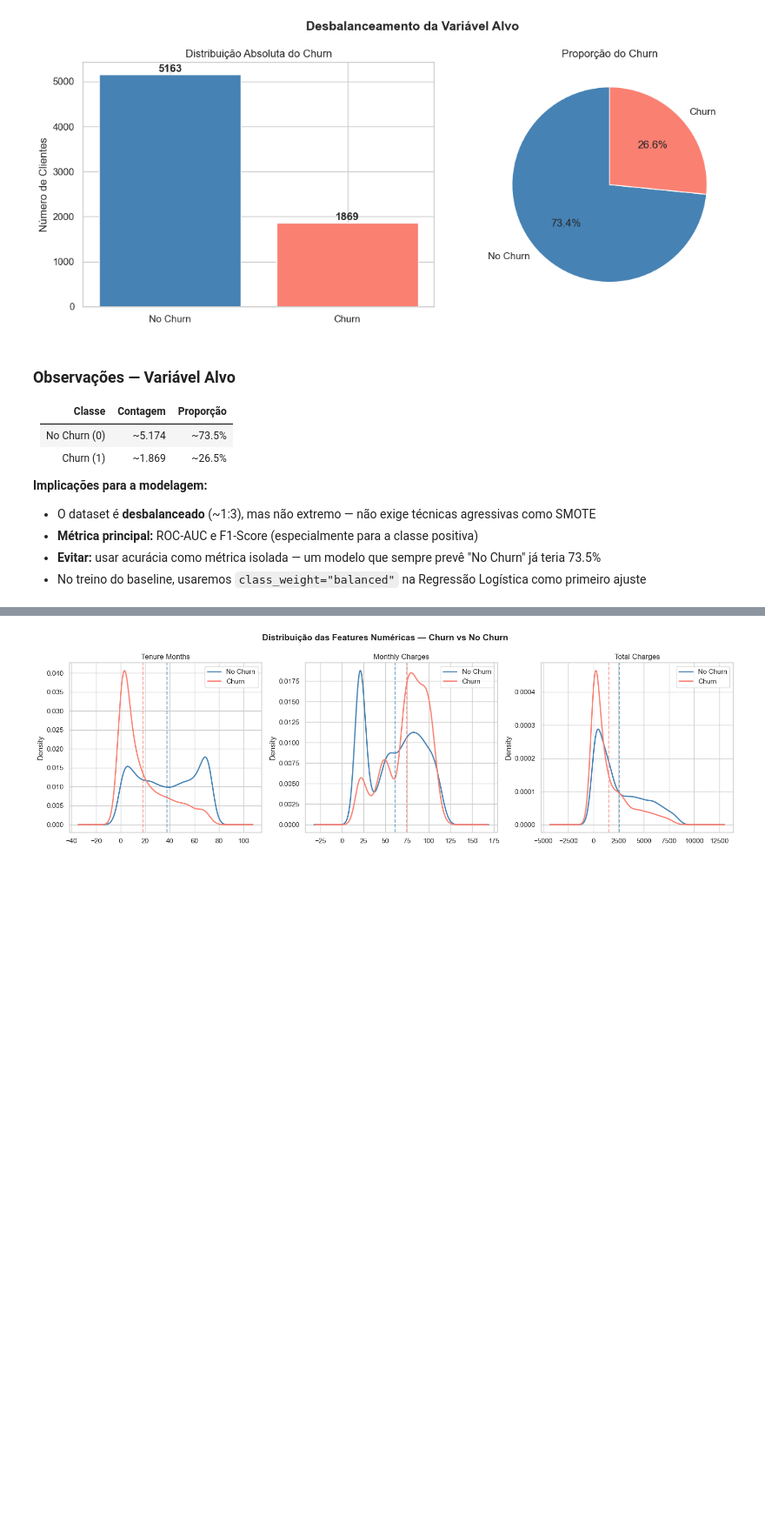
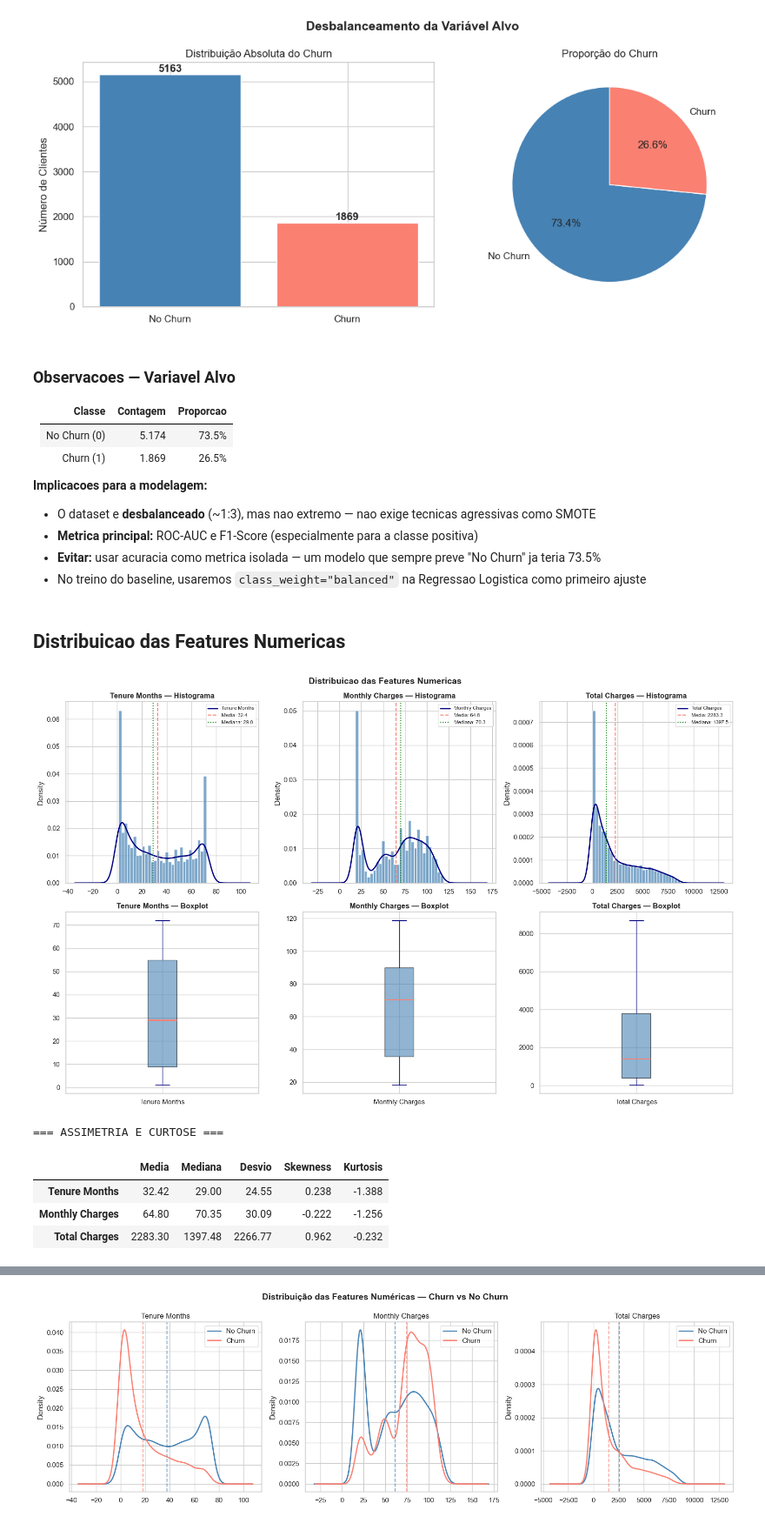
Before and after one commit to eeyamazaki/telco-churn-mlp, a Jupyter notebook: notebooks/01_eda.ipynb, the cells around one changed output, grey strips where cells are left out. Shown at 87% size. Cells and saved outputs as stored; diff of their text form; code cells hidden in the pictures; blank space fills up the shorter version.

```diff
--- a/notebooks/01_eda.ipynb
+++ b/notebooks/01_eda.ipynb
@@ -270,15 +270,71 @@ plt.show()
 | Churn (1) | 1869 | 26.58 |
 [figure]
 # %% [markdown]
-### Observações — Variável Alvo
+### Observacoes — Variavel Alvo
 
-| Classe | Contagem | Proporção |
+| Classe | Contagem | Proporcao |
 |--------|----------|-----------|
-| No Churn (0) | ~5.174 | ~73.5% |
-| Churn (1) | ~1.869 | ~26.5% |
+| No Churn (0) | 5.174 | 73.5% |
+| Churn (1) | 1.869 | 26.5% |
 
-**Implicações para a modelagem:**
-- O dataset é **desbalanceado** (~1:3), mas não extremo — não exige técnicas agressivas como SMOTE
-- **Métrica principal:** ROC-AUC e F1-Score (especialmente para a classe positiva)
-- **Evitar:** usar acurácia como métrica isolada — um modelo que sempre prevê "No Churn" já teria 73.5%
-- No treino do baseline, usaremos `class_weight="balanced"` na Regressão Logística como primeiro ajuste
+**Implicacoes para a modelagem:**
+- O dataset e **desbalanceado** (~1:3), mas nao extremo — nao exige tecnicas agressivas como SMOTE
+- **Metrica principal:** ROC-AUC e F1-Score (especialmente para a classe positiva)
+- **Evitar:** usar acuracia como metrica isolada — um modelo que sempre preve "No Churn" ja teria 73.5%
+- No treino do baseline, usaremos `class_weight="balanced"` na Regressao Logistica como primeiro ajuste
+# %% [markdown]
+## Distribuicao das Features Numericas
+# %%
+numeric_features = ["Tenure Months", "Monthly Charges", "Total Charges"]
+
+fig, axes = plt.subplots(2, 3, figsize=(16, 10))
+
+for i, col in enumerate(numeric_features):
+    data = df[col]
+
+    # --- Linha 1: Histograma com KDE ---
+    ax_hist = axes[0, i]
+    ax_hist.hist(data, bins=30, color="steelblue", edgecolor="white", density=True, alpha=0.7)
+    data.plot.kde(ax=ax_hist, color="navy", linewidth=2)
+    ax_hist.axvline(data.mean(),   color="salmon", linestyle="--", linewidth=1.5, label=f"Media: {data.mean():.1f}")
+    ax_hist.axvline(data.median(), color="green",  linestyle=":",  linewidth=1.5, label=f"Mediana: {data.median():.1f}")
+    ax_hist.set_title(f"{col} — Histograma", fontweight="bold")
+    ax_hist.set_xlabel("")
+    ax_hist.legend(fontsize=8)
+
+    # --- Linha 2: Boxplot ---
+    ax_box = axes[1, i]
+    ax_box.boxplot(
+        data, vert=True, patch_artist=True,
+        boxprops=dict(facecolor="steelblue", alpha=0.6),
+        medianprops=dict(color="salmon", linewidth=2),
+        whiskerprops=dict(color="navy"),
+        capprops=dict(color="navy"),
+        flierprops=dict(marker="o", color="salmon", alpha=0.4, markersize=4),
+    )
+    ax_box.set_title(f"{col} — Boxplot", fontweight="bold")
+    ax_box.set_xticklabels([col])
+
+plt.suptitle("Distribuicao das Features Numericas", fontsize=14, fontweight="bold")
+plt.tight_layout()
+plt.show()
+
+# --- Tabela de estatisticas descritivas ---
+import numpy as np
+
+print("=== ASSIMETRIA E CURTOSE ===\n")
+stats_df = pd.DataFrame({
+    "Media":    df[numeric_features].mean().round(2),
+    "Mediana":  df[numeric_features].median().round(2),
+    "Desvio":   df[numeric_features].std().round(2),
+    "Skewness": df[numeric_features].skew().round(3),
+    "Kurtosis": df[numeric_features].kurt().round(3),
+})
+display(stats_df)
+# %% [output]
+[figure, added]
+=== ASSIMETRIA E CURTOSE ===
+|  | Media | Mediana | Desvio | Skewness | Kurtosis |
+| Tenure Months | 32.42 | 29.00 | 24.55 | 0.238 | -1.388 |
+| Monthly Charges | 64.80 | 70.35 | 30.09 | -0.222 | -1.256 |
+| Total Charges | 2283.30 | 1397.48 | 2266.77 | 0.962 | -0.232 |
```
Also changed, not shown: parts of 16 cells of this notebook.
